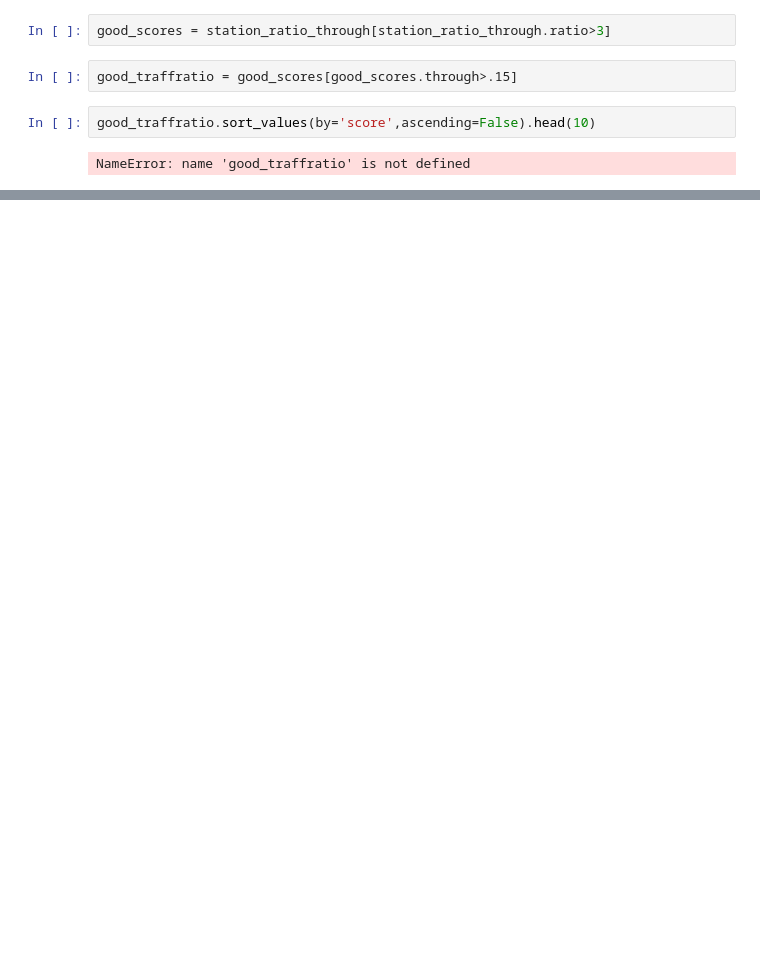
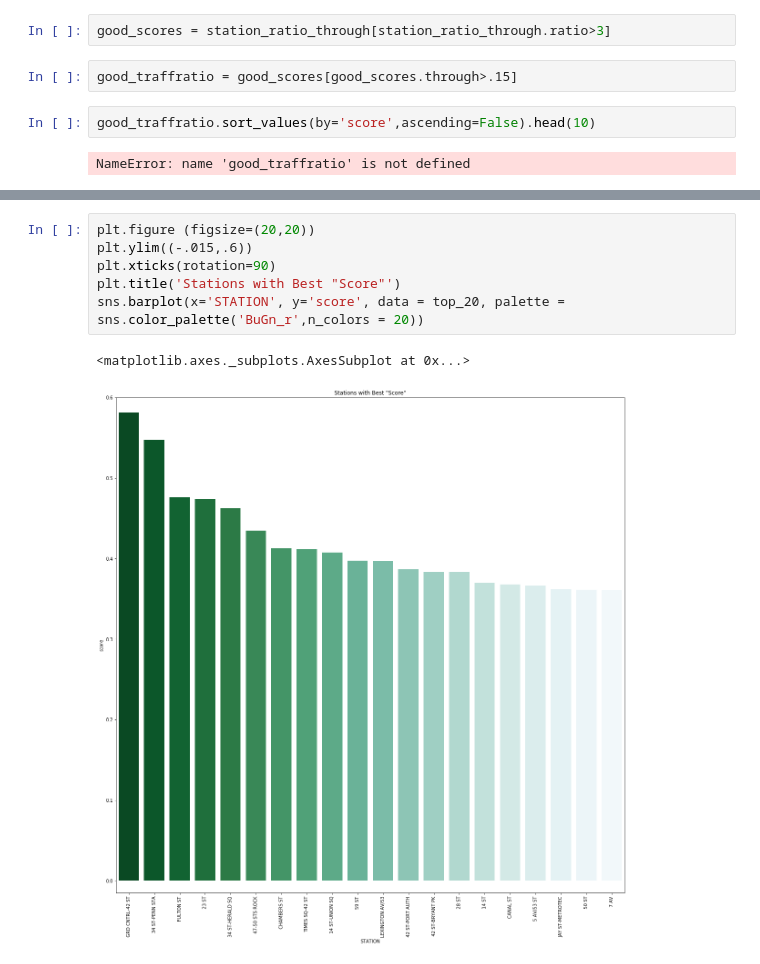
Before and after one commit to marenhamilton/MTA-Project, a Jupyter notebook: MTA_ratios.ipynb, the cells around one changed output, grey strips where cells are left out. Drawn from its saved outputs; the diff is of its cells as text; blank space fills up the shorter version.

```diff
--- a/MTA_ratios.ipynb
+++ b/MTA_ratios.ipynb
@@ -220,0 +273,9 @@ NameError: name 'good_traffratio' is not defined
+# %%
+plt.figure (figsize=(20,20))
+plt.ylim((-.015,.6))
+plt.xticks(rotation=90)
+plt.title('Stations with Best "Score"')
+sns.barplot(x='STATION', y='score', data = top_20, palette = sns.color_palette('BuGn_r',n_colors = 20))
+# %% [output]
+<matplotlib.axes._subplots.AxesSubplot at 0x...>
+[figure, added]
```
Also changed, not shown: parts of 14 cells of this notebook, 3 other files.
